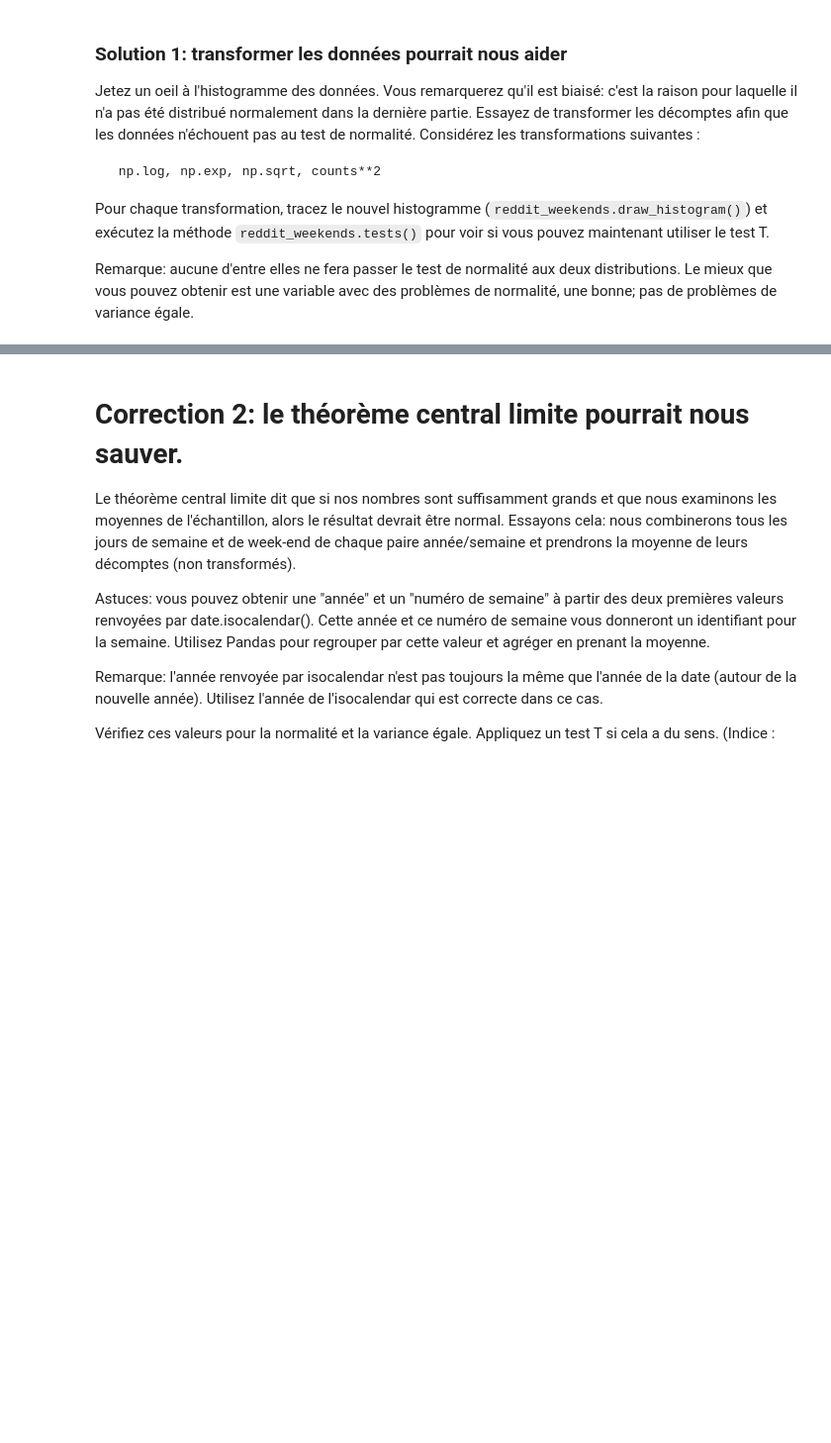
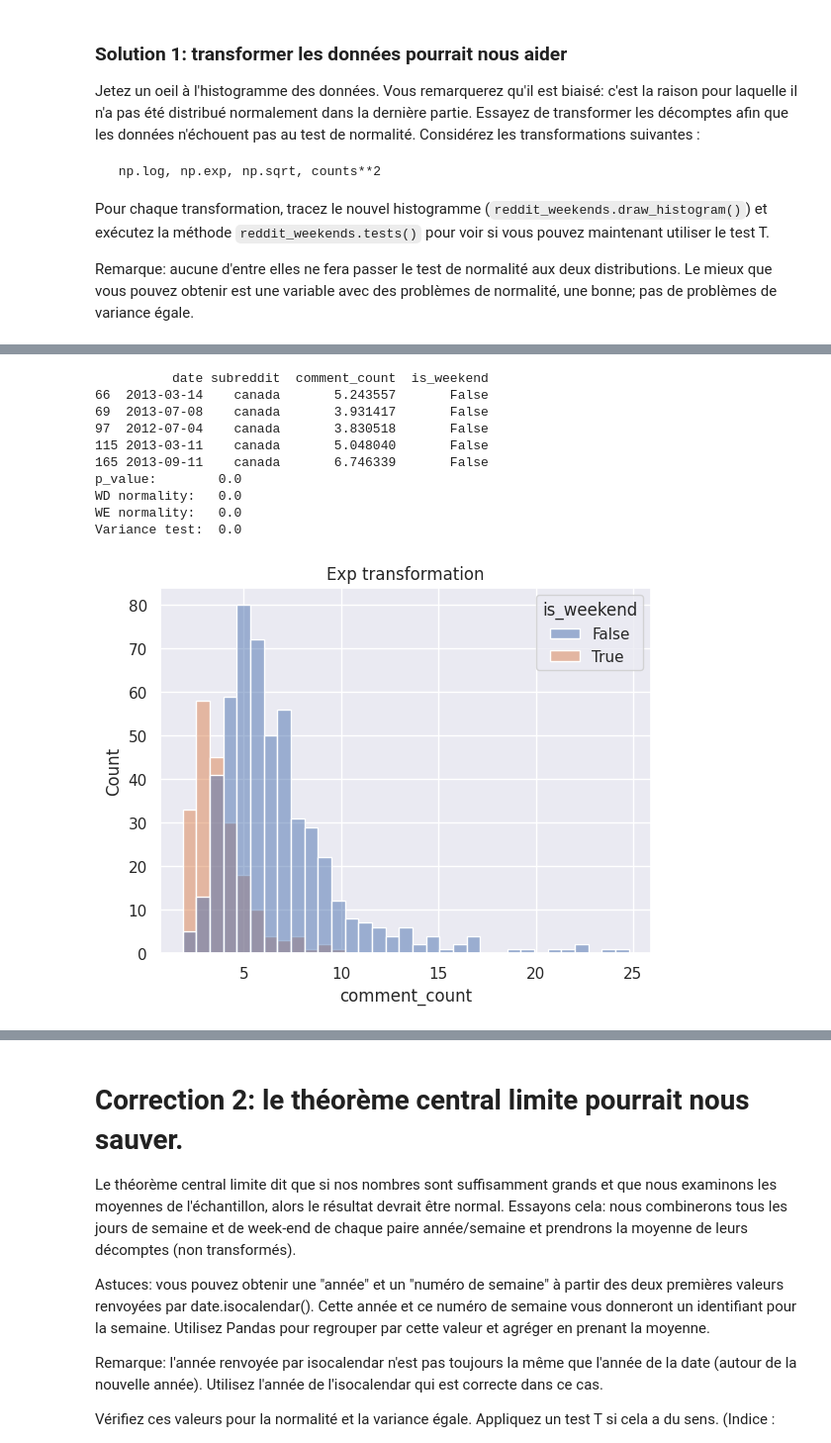
Before and after one commit to SimonTheoret/DSDev3, a Jupyter notebook: reddit_weekends.ipynb, the cells around one changed output, grey strips where cells are left out. Shown at 99% size. Cells and saved outputs as stored; diff of their text form; code cells hidden in the pictures; blank space fills up the shorter version.

```diff
--- a/reddit_weekends.ipynb
+++ b/reddit_weekends.ipynb
@@ -65,2 +85,24 @@ _ = reddit_weekends.tests(_wd, _we, verbose=True)
 # %%
-# TODO: RÉPÉTEZ POUR LES AUTRES TRANSFORMATIONS
+tmp_df = df.copy()
+factor = 0.001
+tmp_df['comment_count'] = np.exp(factor*tmp_df['comment_count'])
+# TODO: Appliquez les transformations aux données copiées (ne modifiez pas le dataframe original!)
+print(tmp_df.head())
+# TODO: Tracez l'histogramme
+reddit_weekends.draw_histogram(tmp_df, title="Exp transformation")
+
+# TODO: Exécutez les tests à nouveau
+_wd, _we = reddit_weekends.split_data(tmp_df)
+_ = reddit_weekends.tests(_wd, _we, verbose=True)
+# %% [output]
+          date subreddit  comment_count  is_weekend
+66  2013-03-14    canada       5.243557       False
+69  2013-07-08    canada       3.931417       False
+97  2012-07-04    canada       3.830518       False
+115 2013-03-11    canada       5.048040       False
+165 2013-09-11    canada       6.746339       False
+p_value:        0.0
+WD normality:   0.0
+WE normality:   0.0
+Variance test:  0.0
+[figure, added]
```
Also changed, not shown: parts of 10 cells of this notebook, 3 other files.
